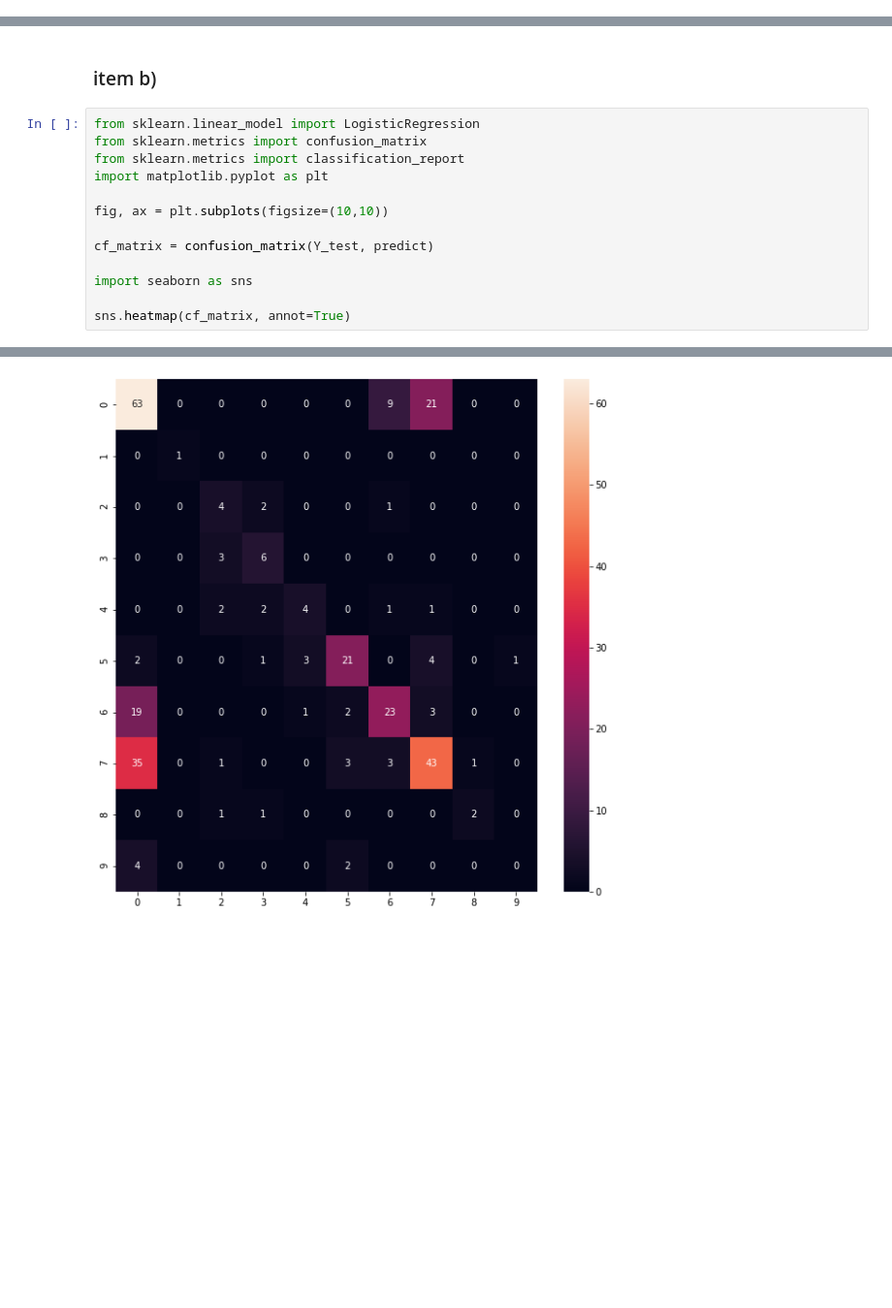
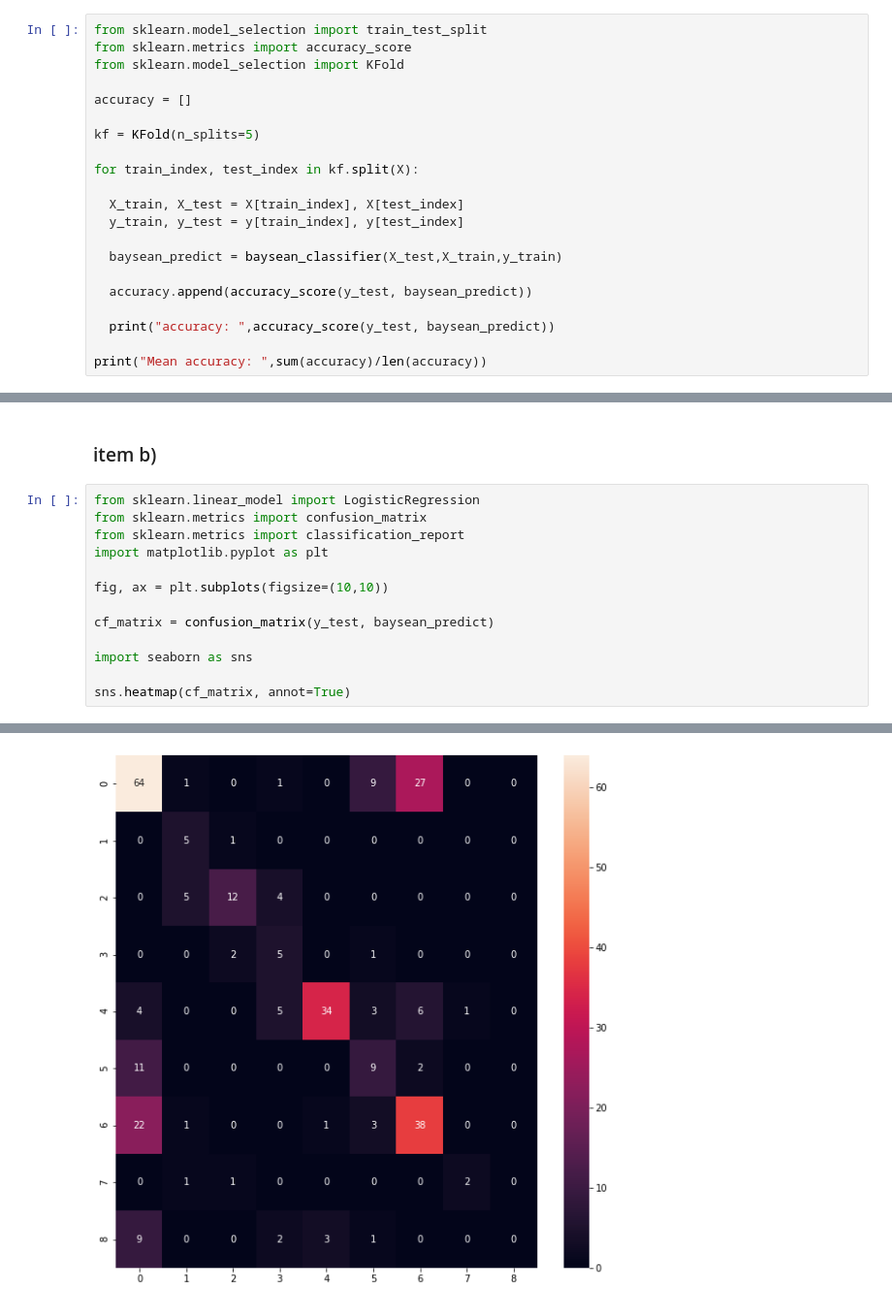
Before and after one commit to johnnyy/ML-EQUIPE-6, a Jupyter notebook: Questao2/baysean_gaussian_classifier.ipynb, the cells around one changed output, grey strips where cells are left out. Shown at 97% size. Cells and saved outputs as stored; diff of their text form; blank space fills up the shorter version.

```diff
--- a/Questao2/baysean_gaussian_classifier.ipynb
+++ b/Questao2/baysean_gaussian_classifier.ipynb
@@ -274,0 +249,21 @@ Score do classificador bayeseano gaussiano: 0.5641891891891891
+# %%
+from sklearn.model_selection import train_test_split
+from sklearn.metrics import accuracy_score
+from sklearn.model_selection import KFold
+
+accuracy = []
+
+kf = KFold(n_splits=5)
+
+for train_index, test_index in kf.split(X):
+
+  X_train, X_test = X[train_index], X[test_index]
+  y_train, y_test = y[train_index], y[test_index]
+
+  baysean_predict = baysean_classifier(X_test,X_train,y_train)
+
+  accuracy.append(accuracy_score(y_test, baysean_predict))
+
+  print("accuracy: ",accuracy_score(y_test, baysean_predict))
+
+print("Mean accuracy: ",sum(accuracy)/len(accuracy))
@@ -277,19 +279,19 @@ Score do classificador bayeseano gaussiano: 0.5641891891891891
 # %%
 from sklearn.linear_model import LogisticRegression
 from sklearn.metrics import confusion_matrix
 from sklearn.metrics import classification_report
 import matplotlib.pyplot as plt
 
 fig, ax = plt.subplots(figsize=(10,10))
 
-cf_matrix = confusion_matrix(Y_test, predict)
+cf_matrix = confusion_matrix(y_test, baysean_predict)
 
 import seaborn as sns
 
 sns.heatmap(cf_matrix, annot=True)
 # %% [output]
 <matplotlib.axes._subplots.AxesSubplot at 0x...>
-[figure, old version]
+[figure, new version]
 # %%
 fig, ax = plt.subplots(figsize=(10,10))
 
```
Also changed, not shown: parts of 7 cells of this notebook, 1 other file.
